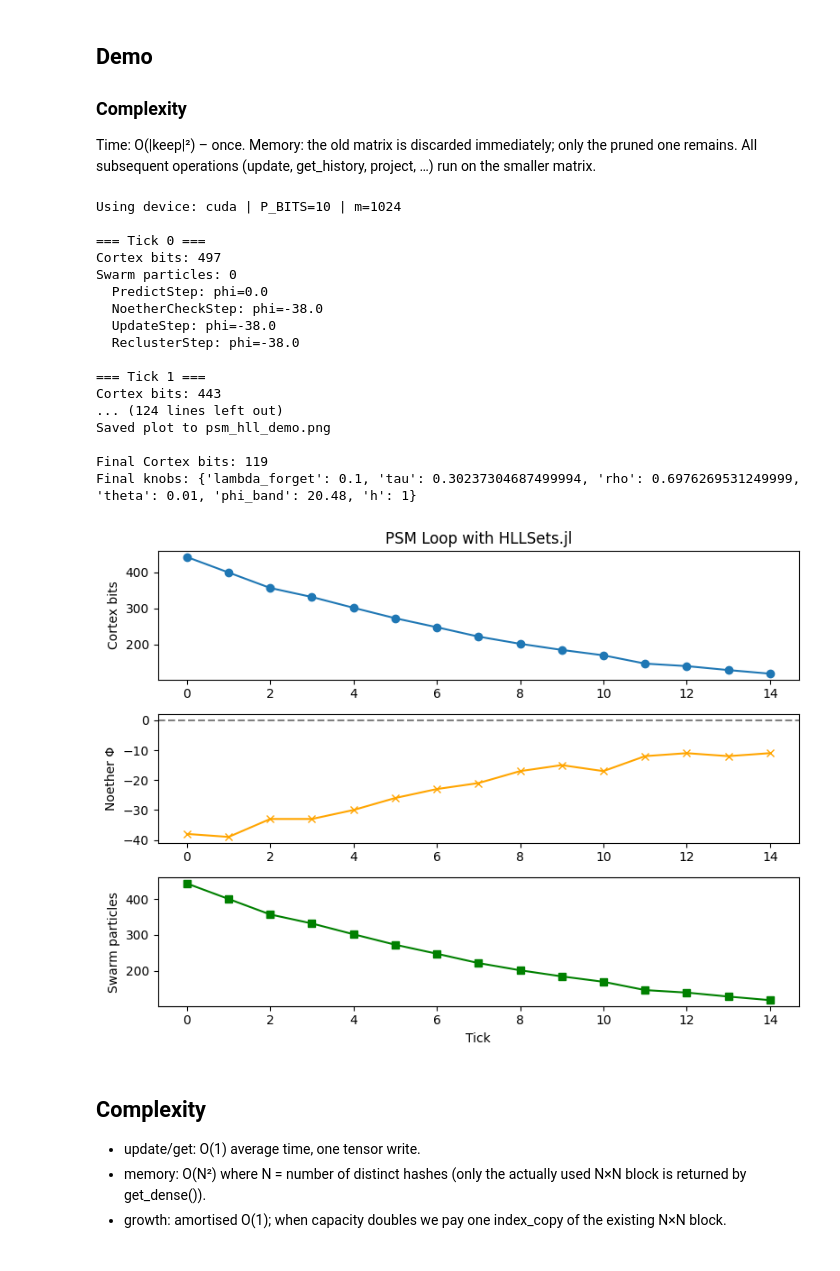
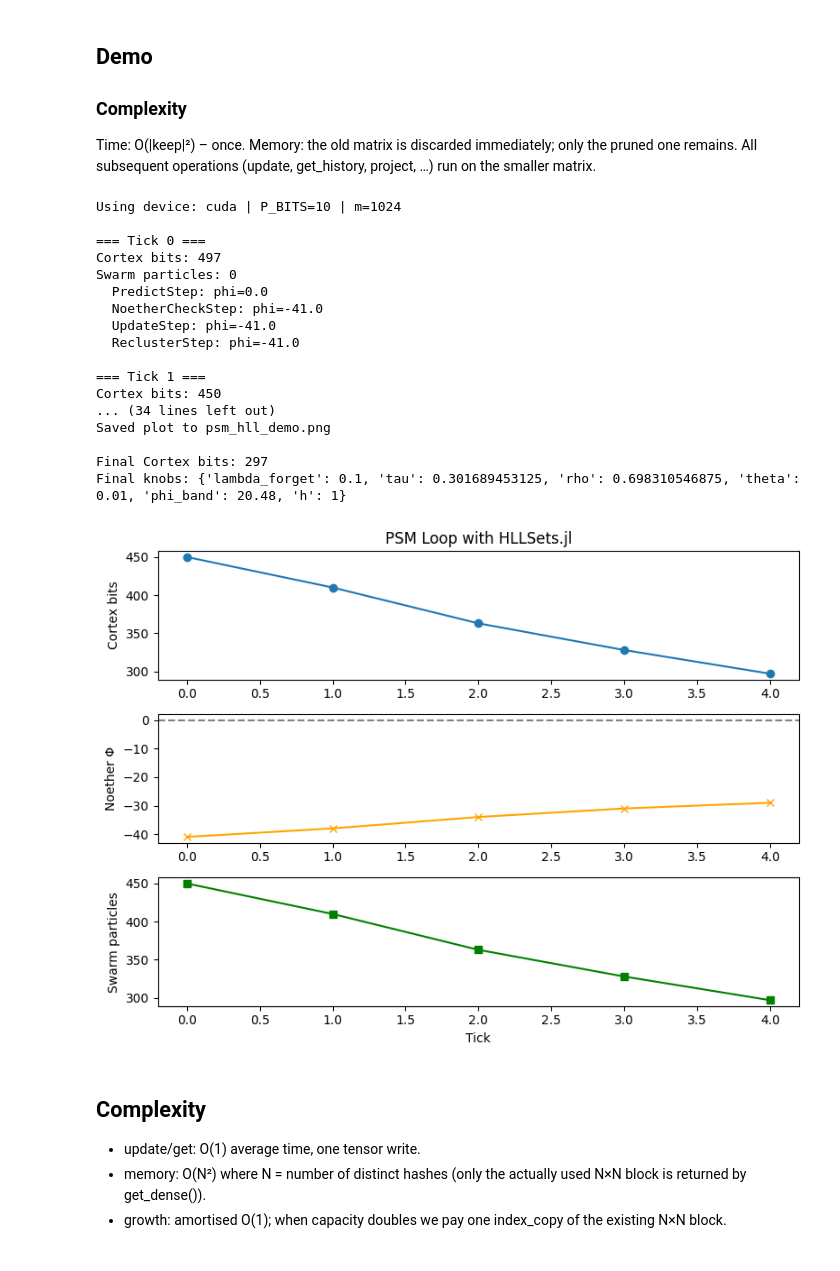
Before and after one commit to alexmy21/hllset-swarm-kimi, a Jupyter notebook: kimi_walkthrough.ipynb, the cells around one changed output. Drawn from its saved outputs; the diff is of its cells as text; code cells hidden in the pictures.

```diff
--- a/kimi_walkthrough.ipynb
+++ b/kimi_walkthrough.ipynb
@@ -150,28 +150,28 @@ def plot_history(history):
 # %%
 device = 'cuda' if torch.cuda.is_available() else 'cpu'
 print(f"Using device: {device} | P_BITS={P_BITS} | m={2**10}")
-final_state, hist = run_demo(device=device, n_ticks=15)
+final_state, hist = run_demo(device=device, n_ticks=5)
 print("\nFinal Cortex bits:", final_state.cort.count())
 print("Final knobs:", final_state.knobs)
 # %% [output]
 Using device: cuda | P_BITS=10 | m=1024
 
 === Tick 0 ===
 Cortex bits: 497
 Swarm particles: 0
   PredictStep: phi=0.0
-  NoetherCheckStep: phi=-38.0
-  UpdateStep: phi=-38.0
-  ReclusterStep: phi=-38.0
+  NoetherCheckStep: phi=-41.0
+  UpdateStep: phi=-41.0
+  ReclusterStep: phi=-41.0
 
 === Tick 1 ===
-Cortex bits: 443
-... (124 lines left out)
+Cortex bits: 450
+... (34 lines left out)
 Saved plot to psm_hll_demo.png
 
-Final Cortex bits: 119
-Final knobs: {'lambda_forget': 0.1, 'tau': 0.30237304687499994, 'rho': 0.6976269531249999, 'theta': 0.01, 'phi_band': 20.48, 'h': 1}
+Final Cortex bits: 297
+Final knobs: {'lambda_forget': 0.1, 'tau': 0.301689453125, 'rho': 0.698310546875, 'theta': 0.01, 'phi_band': 20.48, 'h': 1}
-[figure, old version]
+[figure, new version]
 # %% [markdown]
 ## Complexity
 
```
Also changed, not shown: 5 other files.
